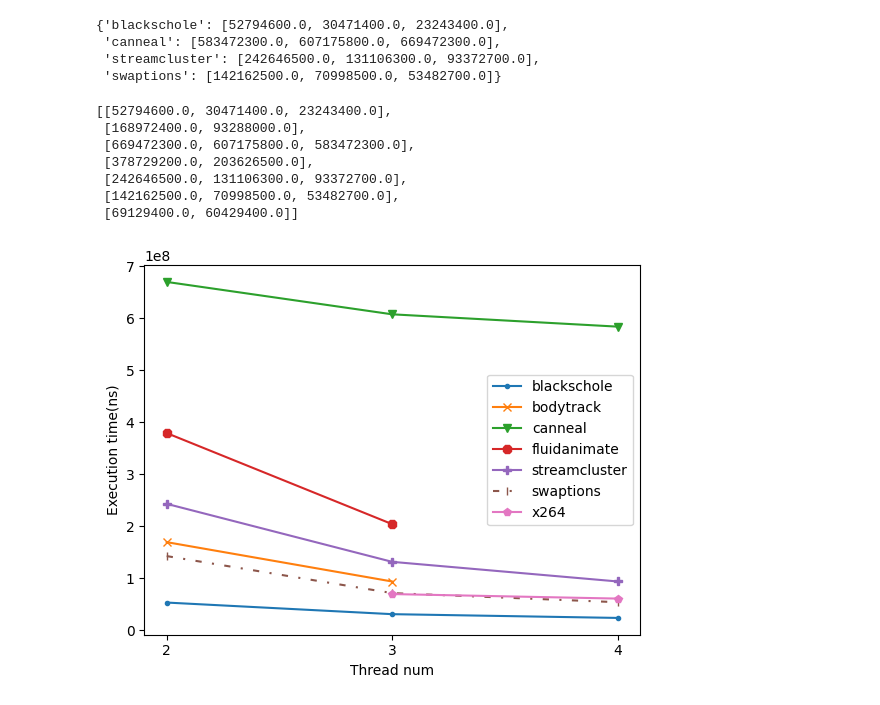
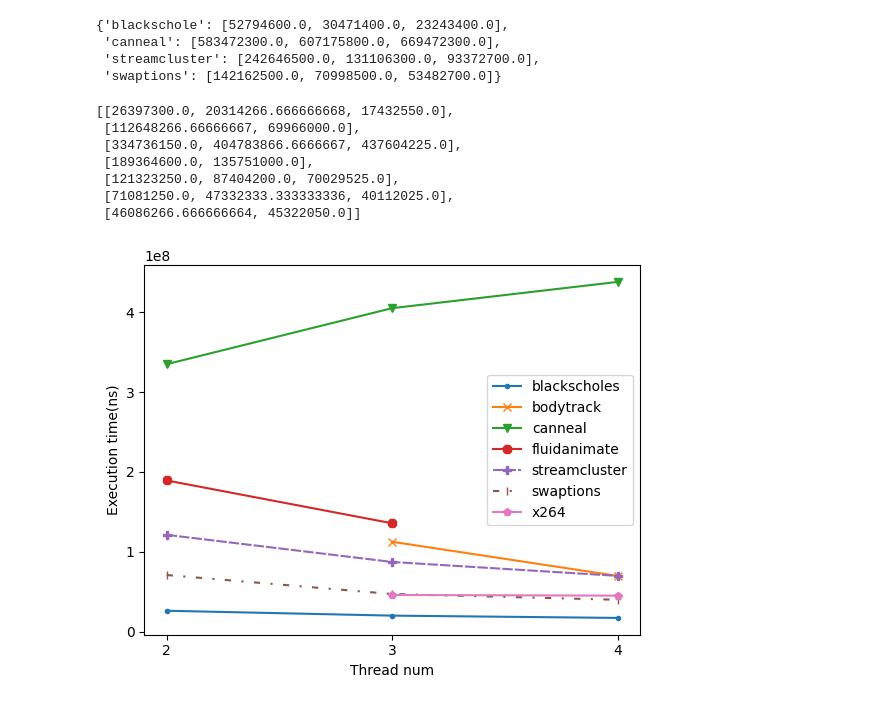
Before and after one commit to eeec-g3/HotSniper, a Jupyter notebook: plot/plot_multi_threads.ipynb, the cells around one changed output. Drawn from its saved outputs; the diff is of its cells as text; code cells hidden in the pictures.

Commit message:
fixed thread num bugs

```diff
--- a/plot/plot_multi_threads.ipynb
+++ b/plot/plot_multi_threads.ipynb
@@ -17,6 +17,16 @@ frequency = 4
 freq_mode = 'maxFreq'
 DVFS_mode = 'slowDVFS'
 input_set = 'simsmall'
+threads_dict = {
+        'parsec-blackscholes': [2, 3, 4, 5, 6, 7, 8, 9, 10, 11, 12, 13, 14, 15, 16],
+        'parsec-bodytrack': [3, 4, 5, 6, 7, 8, 9, 10, 11, 12, 13, 14, 15, 16],
+        'parsec-canneal': [2, 3, 4, 5, 6, 7, 8, 9, 10, 11, 12, 13, 14, 15, 16],
+        'parsec-dedup': [4, 7, 10, 13, 16],
+        'parsec-fluidanimate': [2, 3, 0, 5, 0, 0, 0, 9],
+        'parsec-streamcluster': [2, 3, 4, 5, 6, 7, 8, 9, 10, 11, 12, 13, 14, 15, 16],
+        'parsec-swaptions': [2, 3, 4, 5, 6, 7, 8, 9, 10, 11, 12, 13, 14, 15, 16],
+        'parsec-x264': [1, 3, 4, 5, 6, 7, 8, 9]
+}
 # %%
 benchmarks = []
 # %%
@@ -27,14 +37,16 @@ def get_sim_out(benchmark):
         with open(path + benchmark +'/'+str(subdir) + '/' + 'sim.out', 'rb') as file:         # rb: binary
             lines = file.readlines()
             #       firstline; remove '/n'; binary -> string; remove ','&' '; separate by '|'
-            thread_num = int(str(subdir)[-1]) + 1
-            cores = lines[0].strip().decode('ascii').replace(',','').replace(' ', '').split('|')[1:thread_num +1]
-            times = lines[4].strip().decode('ascii').replace(',','').replace(' ', '').split('|')[1:thread_num +1]
+            threads = threads_dict['parsec-' + benchmark]
+
+            thread_num = threads[int(str(subdir)[-1])-1]
+            cores = lines[0].strip().decode('ascii').replace(',','').replace(' ', '').split('|')[1:thread_num]
+            times = lines[4].strip().decode('ascii').replace(',','').replace(' ', '').split('|')[1:thread_num]
             times = [eval(i) for i in times]      # convert string to int
-            idle_times = lines[5].strip().decode('ascii').replace(',','').replace(' ', '').split('|')[1:thread_num +1]
+            idle_times = lines[5].strip().decode('ascii').replace(',','').replace(' ', '').split('|')[1:thread_num]
             idle_times = [eval(i) for i in idle_times]
 
-            idle_perc = lines[6].strip().decode('ascii').replace(',','').replace(' ', '').split('|')[1:thread_num +1]
+            idle_perc = lines[6].strip().decode('ascii').replace(',','').replace(' ', '').split('|')[1:thread_num]
 
             result_dict = {'dir': subdir[25:],
                            #'thread': thread_num,
@@ -78,13 +90,13 @@ title = '' # TODO
 # %%
 y_a
 # %% [output]
-[[52794600.0, 30471400.0, 23243400.0],
- [168972400.0, 93288000.0],
- [669472300.0, 607175800.0, 583472300.0],
- [378729200.0, 203626500.0],
- [242646500.0, 131106300.0, 93372700.0],
- [142162500.0, 70998500.0, 53482700.0],
- [69129400.0, 60429400.0]]
+[[26397300.0, 20314266.666666668, 17432550.0],
+ [112648266.66666667, 69966000.0],
+ [334736150.0, 404783866.6666667, 437604225.0],
+ [189364600.0, 135751000.0],
+ [121323250.0, 87404200.0, 70029525.0],
+ [71081250.0, 47332333.333333336, 40112025.0],
+ [46086266.666666664, 45322050.0]]
 # %%
 
 # http://matplotlib.org/users/legend_guide.html
@@ -130,6 +142,6 @@ def plot_line(x_a, y_a, labels, x_label, y_label, title, adjust_benchmark=[]):
     plt.gca().xaxis.set_major_locator(mticker.MultipleLocator(1))  # set the x value as integer (interval as 1)
     plt.show()
 # %%
-plot_line(x_a, y_a, labels, x_label, y_label, title, ['swaptions'])
+plot_line(x_a, y_a, labels, x_label, y_label, title, ['swaptions', 'streamcluster'])
 # %% [output]
-[figure, old version]
+[figure, new version]
```
